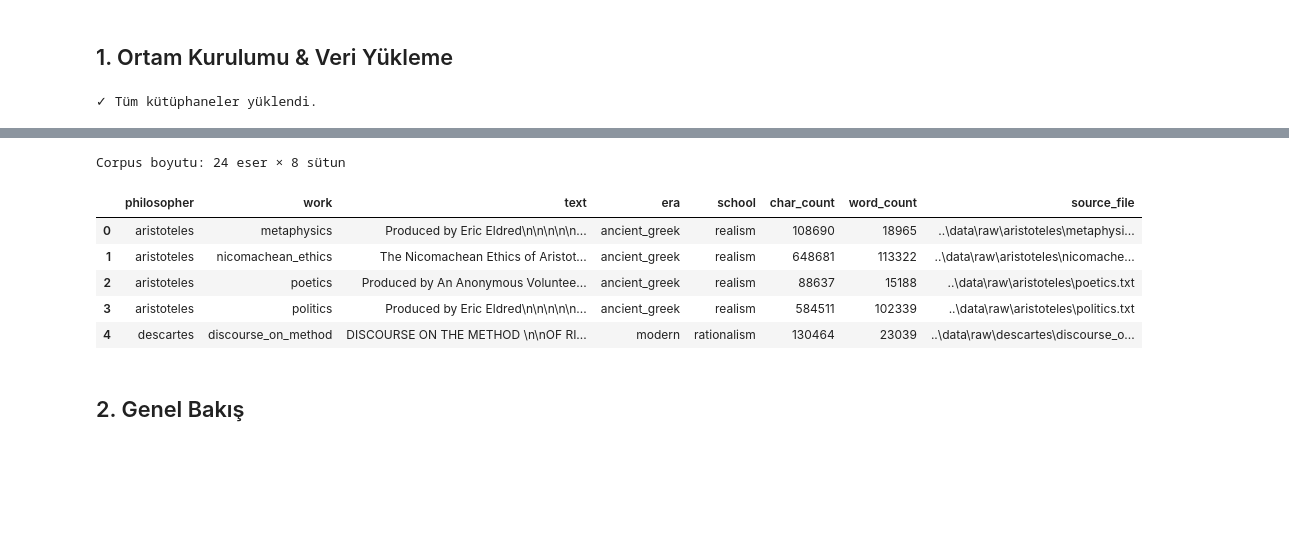
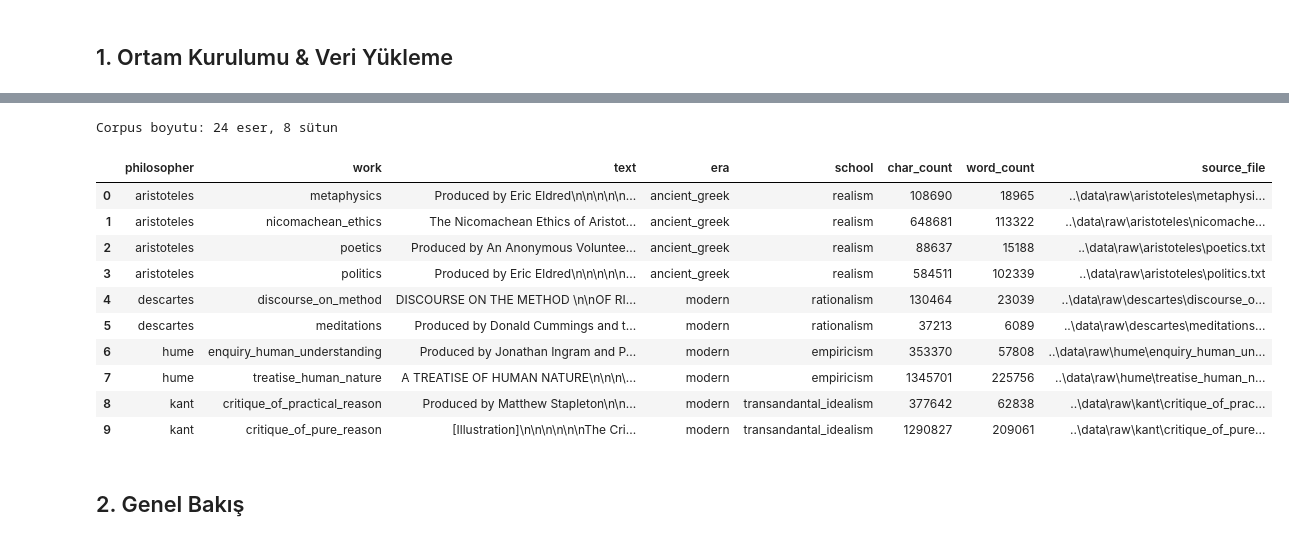
Before and after one commit to tonytyler99/PHILOPHICAL-TEXT-CLASSIFICATION-AND-GENERATION, a Jupyter notebook: notebooks/01_eda.ipynb, the cells around one changed output, grey strips where cells are left out. Cells and saved outputs as stored; diff of their text form; code cells hidden in the pictures; blank space fills up the shorter version.

```diff
--- a/notebooks/01_eda.ipynb
+++ b/notebooks/01_eda.ipynb
@@ -45,16 +45,16 @@ nltk.download('stopwords', quiet=True)
 
 from src.data.load_data import load_corpus, chunk_texts, get_data_summary
 
-# ── Stil ayarları ──────────────────────────────────────────────────────────────
-plt.rcParams['figure.dpi'] = 130
+# Style settings for the plots
+plt.rcParams['figure.dpi'] = 200
 plt.rcParams['font.size'] = 11
-sns.set_theme(style='whitegrid', palette='muted')
+sns.set_theme(style='whitegrid')
 
 PHIL_COLORS = {
     'platon':          '#4C72B0',
     'aristoteles':     '#DD8452',
     'marcus_aurelius': '#55A868',
-    'descartes':       '#C44E52',
+    'descartes':       "#9D3538",
     'spinoza':         '#8172B2',
     'locke':           '#937860',
     'hume':            '#DA8BC3',
@@ -62,13 +62,13 @@ PHIL_COLORS = {
     'schopenhauer':    '#CCB974',
     'nietzsche':       '#64B5CD',
 }
-
-print('✓ Tüm kütüphaneler yüklendi.')
-# %% [output]
-✓ Tüm kütüphaneler yüklendi.
 # %%
 # Ham corpus yükle
 df = load_corpus('../data/raw')
-print(f'Corpus boyutu: {df.shape[0]} eser × {df.shape[1]} sütun')
-df.head()
+
+# shape
+print(f'Corpus boyutu: {df.shape[0]} eser, {df.shape[1]} sütun')
+
+# first view
+df.head(10)
 # %% [output]
@@ -76,9 +76,14 @@ df.head()
-Corpus boyutu: 24 eser × 8 sütun
+Corpus boyutu: 24 eser, 8 sütun
 |  | philosopher | work | text | era | school | char_count | word_count | source_file |
 | 0 | aristoteles | metaphysics | Produced by Eric Eldred\n\n\n\n\n... | ancient_greek | realism | 108690 | 18965 | ..\data\raw\aristoteles\metaphysi... |
 | 1 | aristoteles | nicomachean_ethics | The Nicomachean Ethics of Aristot... | ancient_greek | realism | 648681 | 113322 | ..\data\raw\aristoteles\nicomache... |
 | 2 | aristoteles | poetics | Produced by An Anonymous Voluntee... | ancient_greek | realism | 88637 | 15188 | ..\data\raw\aristoteles\poetics.txt |
 | 3 | aristoteles | politics | Produced by Eric Eldred\n\n\n\n\n... | ancient_greek | realism | 584511 | 102339 | ..\data\raw\aristoteles\politics.txt |
 | 4 | descartes | discourse_on_method | DISCOURSE ON THE METHOD \n\nOF RI... | modern | rationalism | 130464 | 23039 | ..\data\raw\descartes\discourse_o... |
+| 5 | descartes | meditations | Produced by Donald Cummings and t... | modern | rationalism | 37213 | 6089 | ..\data\raw\descartes\meditations... |
+| 6 | hume | enquiry_human_understanding | Produced by Jonathan Ingram and P... | modern | empiricism | 353370 | 57808 | ..\data\raw\hume\enquiry_human_un... |
+| 7 | hume | treatise_human_nature | A TREATISE OF HUMAN NATURE\n\n\n\... | modern | empiricism | 1345701 | 225756 | ..\data\raw\hume\treatise_human_n... |
+| 8 | kant | critique_of_practical_reason | Produced by Matthew Stapleton\n\n... | modern | transandantal_idealism | 377642 | 62838 | ..\data\raw\kant\critique_of_prac... |
+| 9 | kant | critique_of_pure_reason | [Illustration]\n\n\n\n\n\nThe Cri... | modern | transandantal_idealism | 1290827 | 209061 | ..\data\raw\kant\critique_of_pure... |
 # %% [markdown]
 ## 2. Genel Bakış
```
Also changed, not shown: parts of 14 cells of this notebook, 5 other files.
